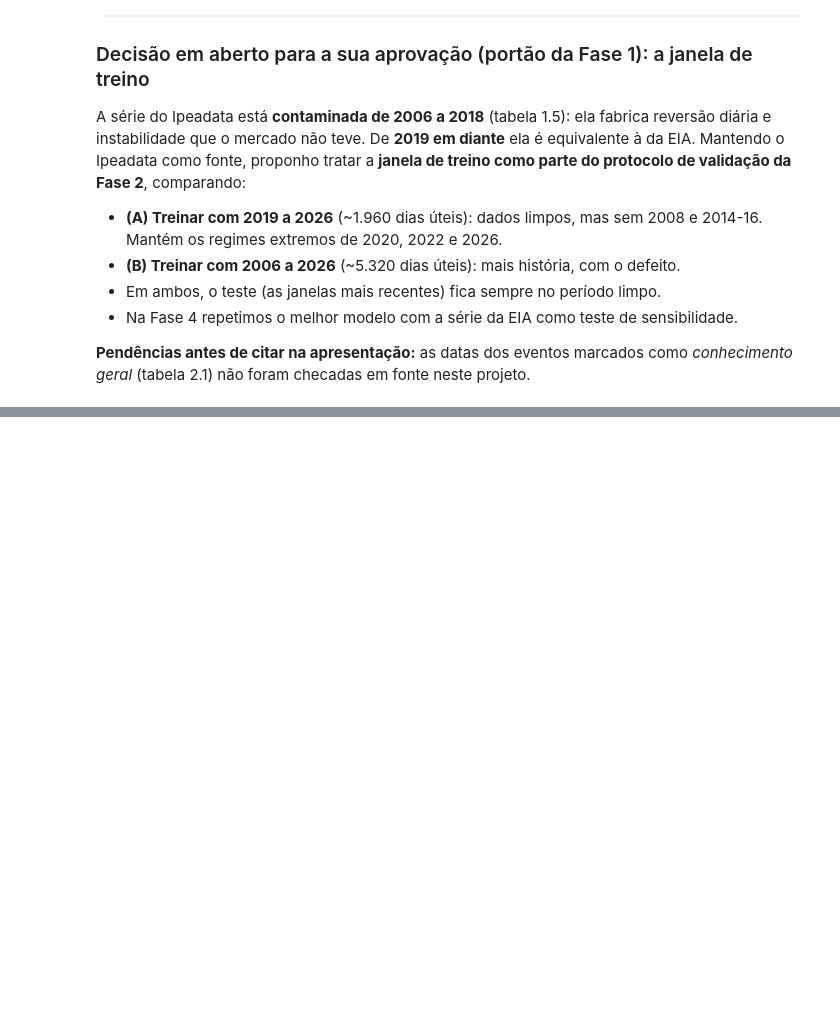
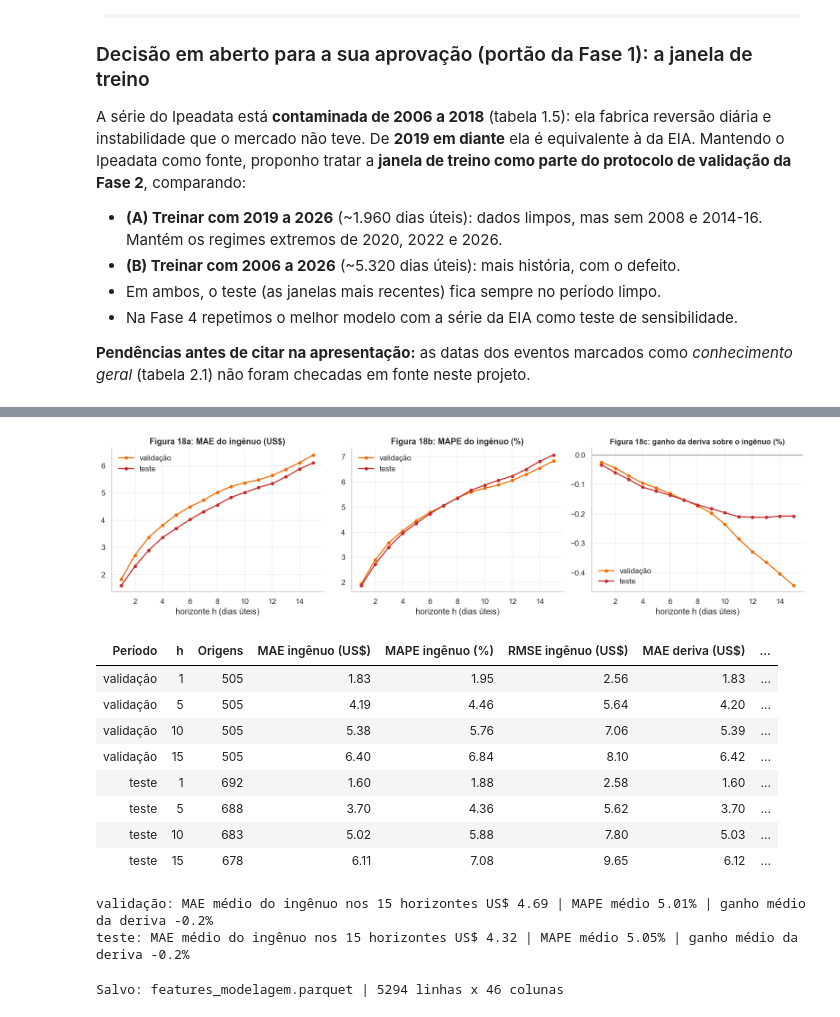
Before and after one commit to ViniciusFranciscon/TC_Fase_4, a Jupyter notebook: 01_Notebook/TC_Petroleo.ipynb, the cells around one changed output, grey strips where cells are left out. Saved outputs shown, nothing was run; the diff lists cells and outputs as text; code cells hidden in the pictures; blank space fills up the shorter version.

```diff
--- a/01_Notebook/TC_Petroleo.ipynb
+++ b/01_Notebook/TC_Petroleo.ipynb
@@ -845,0 +1145,50 @@ A série do Ipeadata está **contaminada de 2006 a 2018** (tabela 1.5): ela fabr
+# %%
+# 7.3 Resultado dos baselines por horizonte
+linhas = []
+for per in PERIODOS:
+    for h in range(1, H + 1):
+        ing, der = BASE_RES[(per, "ingênuo")][h], BASE_RES[(per, "deriva")][h]
+        mi, md_ = metricas(ing), metricas(der, ref=ing)
+        z, p = dm_teste(der, ing, h)
+        linhas.append({"Período": per, "h": h, "Origens": len(ing), "MAE ingênuo (US$)": mi["MAE"], "MAPE ingênuo (%)": mi["MAPE"], "RMSE ingênuo (US$)": mi["RMSE"],
+                       "MAE deriva (US$)": md_["MAE"], "Ganho da deriva": md_["ganho_vs_ingenuo"], "DM p-valor": p, "Deriva acerta direção (%)": md_["acerto_direcao"], "Sempre alta (%)": md_["sempre_alta"]})
+BASELINES = pd.DataFrame(linhas)
+
+fig, axs = plt.subplots(1, 3, figsize=(14.5, 3.9))
+for per, cor in [("validação", LARANJA), ("teste", VERMELHO)]:
+    s = BASELINES[BASELINES["Período"] == per]
+    axs[0].plot(s["h"], s["MAE ingênuo (US$)"], "o-", color=cor, ms=4, lw=1.6, label=per)
+    axs[1].plot(s["h"], s["MAPE ingênuo (%)"], "o-", color=cor, ms=4, lw=1.6, label=per)
+    axs[2].plot(s["h"], s["Ganho da deriva"] * 100, "o-", color=cor, ms=4, lw=1.6, label=per)
+axs[0].set_title("Figura 18a: MAE do ingênuo (US$)"); axs[1].set_title("Figura 18b: MAPE do ingênuo (%)"); axs[2].set_title("Figura 18c: ganho da deriva sobre o ingênuo (%)", fontsize=11)
+axs[2].axhline(0, color=CINZA, lw=0.8)
+for a in axs: a.set_xlabel("horizonte h (dias úteis)"); a.legend(frameon=False)
+plt.tight_layout(); plt.show()
+
+sel = BASELINES[BASELINES["h"].isin([1, 5, 10, 15])]
+display(sel.style.hide(axis="index").format({"MAE ingênuo (US$)": "{:.2f}", "MAPE ingênuo (%)": "{:.2f}", "RMSE ingênuo (US$)": "{:.2f}", "MAE deriva (US$)": "{:.2f}",
+                                           "Ganho da deriva": "{:+.1%}", "DM p-valor": "{:.3f}", "Deriva acerta direção (%)": "{:.1f}", "Sempre alta (%)": "{:.1f}"}))
+for per in PERIODOS:
+    s = BASELINES[BASELINES["Período"] == per]
+    print(f"{per}: MAE médio do ingênuo nos 15 horizontes US$ {s['MAE ingênuo (US$)'].mean():.2f} | MAPE médio {s['MAPE ingênuo (%)'].mean():.2f}% | ganho médio da deriva {s['Ganho da deriva'].mean():+.1%}")
+# %% [output]
+[figure, added]
+| Período | h | Origens | MAE ingênuo (US$) | MAPE ingênuo (%) | RMSE ingênuo (US$) | MAE deriva (US$) | ... |
+| validação | 1 | 505 | 1.83 | 1.95 | 2.56 | 1.83 | ... |
+| validação | 5 | 505 | 4.19 | 4.46 | 5.64 | 4.20 | ... |
+| validação | 10 | 505 | 5.38 | 5.76 | 7.06 | 5.39 | ... |
+| validação | 15 | 505 | 6.40 | 6.84 | 8.10 | 6.42 | ... |
+| teste | 1 | 692 | 1.60 | 1.88 | 2.58 | 1.60 | ... |
+| teste | 5 | 688 | 3.70 | 4.36 | 5.62 | 3.70 | ... |
+| teste | 10 | 683 | 5.02 | 5.88 | 7.80 | 5.03 | ... |
+| teste | 15 | 678 | 6.11 | 7.08 | 9.65 | 6.12 | ... |
+validação: MAE médio do ingênuo nos 15 horizontes US$ 4.69 | MAPE médio 5.01% | ganho médio da deriva -0.2%
+teste: MAE médio do ingênuo nos 15 horizontes US$ 4.32 | MAPE médio 5.05% | ganho médio da deriva -0.2%
+# %%
+# 7.4 Exporta a base de features (reutilizada nas fases seguintes e no app)
+SAIDA = BASE / "features_modelagem.parquet"
+cols_saida = ["data", "periodo"] + FEATURES + CICLICAS + ALVOS
+DS.loc[INI:, cols_saida].to_parquet(SAIDA, index=False)
+print(f"Salvo: {SAIDA.name} | {len(DS.loc[INI:])} linhas x {len(cols_saida)} colunas")
+# %% [output]
+Salvo: features_modelagem.parquet | 5294 linhas x 46 colunas
```
Also changed, not shown: parts of 15 cells of this notebook, 1 other file.
